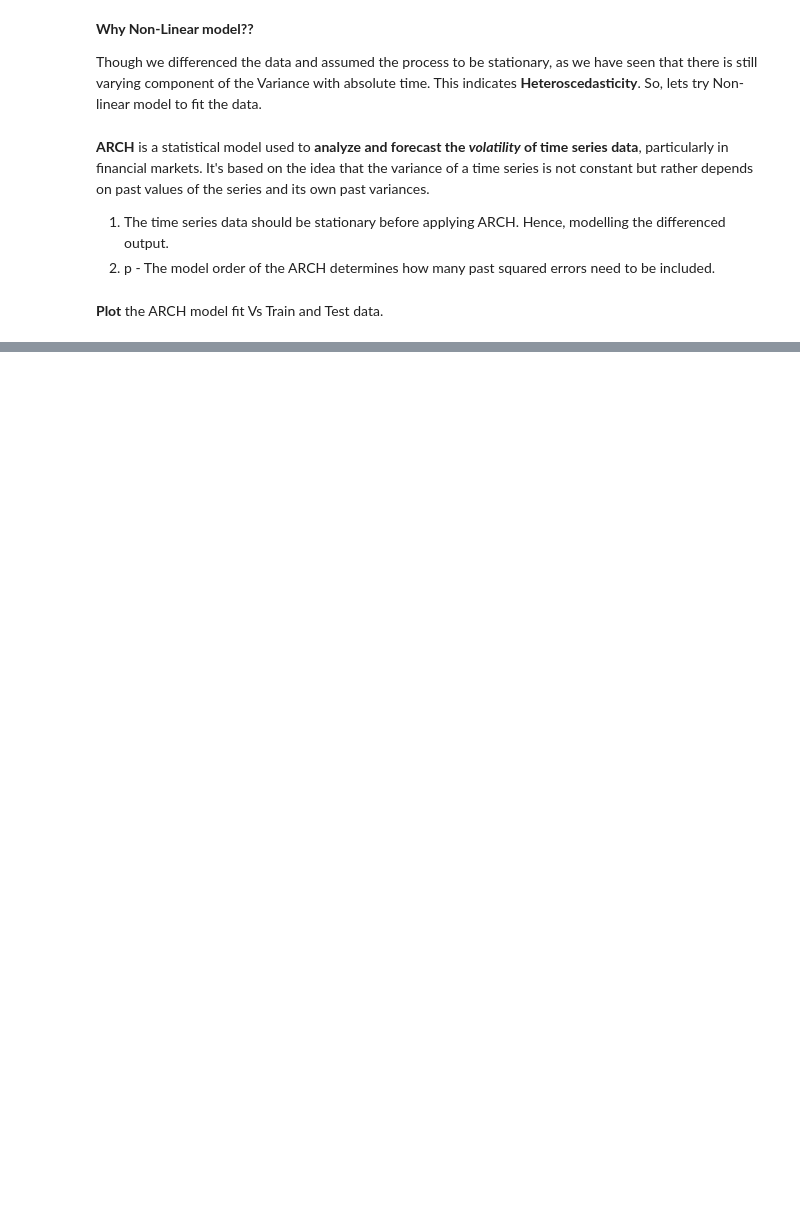
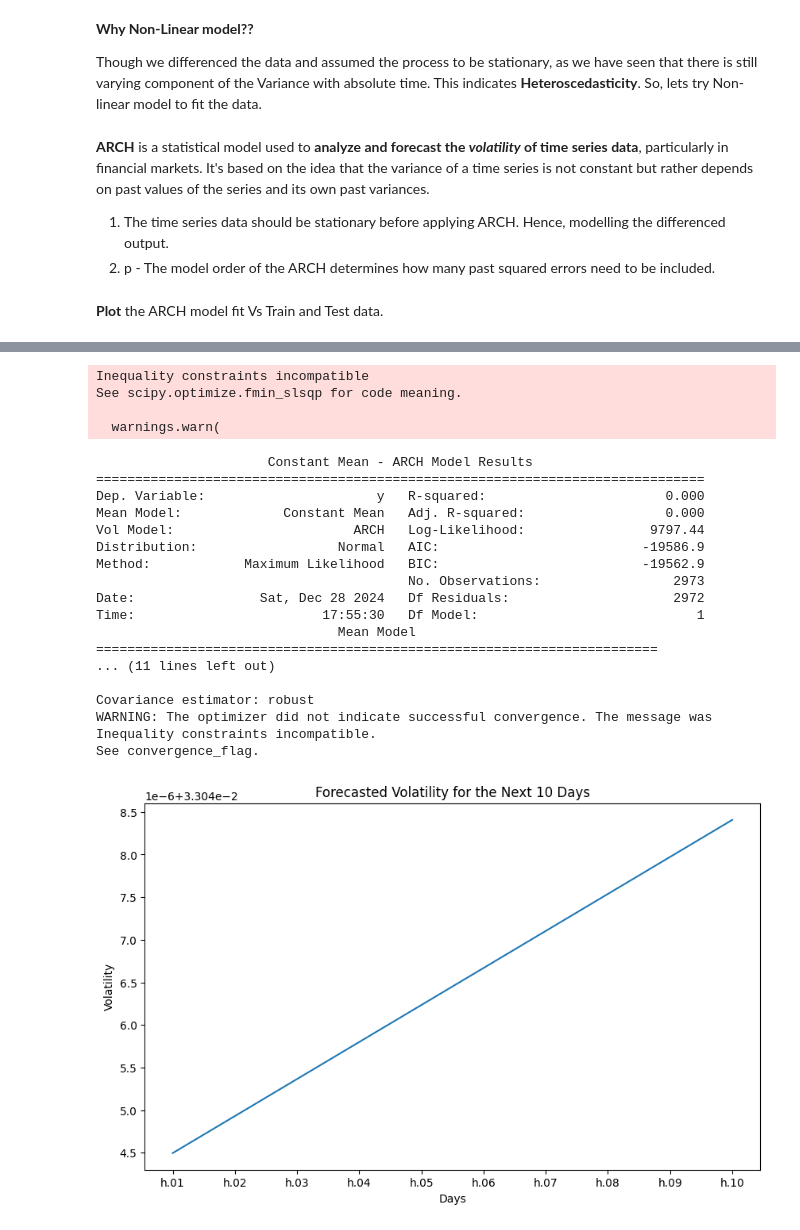
Before and after one commit to aymuos/masters-practise-repo, a Jupyter notebook: TSA_Nifty_50_Project.ipynb, the cells around one changed output, grey strips where cells are left out. Saved outputs shown, nothing was run; the diff lists cells and outputs as text; code cells hidden in the pictures; blank space fills up the shorter version.

```diff
--- a/TSA_Nifty_50_Project.ipynb
+++ b/TSA_Nifty_50_Project.ipynb
@@ -687,22 +944,46 @@ See scipy.optimize.fmin_slsqp for code meaning.
 # %%
-# Fit a simple ARCH model to get residuals
-basic_arch_model = arch_model(transformed_data, vol='ARCH', p=4).fit(disp='off')
+# Fit a simple ARCH model for best value of p obtained in the previous section
+
+basic_arch_model = arch_model(transformed_data, vol='ARCH', p=best_p).fit(disp='off')
 # Fit the model
-model_fit = model.fit()
+model_fit = basic_arch_model
 
 # Print model summary
 print(model_fit.summary())
 
 # Forecast the next 10 days of volatility
 forecast = model_fit.forecast(horizon=10)
 
 # Extract the forecasted volatility (standard deviation)
-forecasted_volatility = forecast.variance[-1:] ** 0.5
+forecasted_volatility = forecast.variance.iloc[-1:] ** 0.5
 
 # Plot the forecasted volatility
 plt.figure(figsize=(10, 6))
 plt.plot(forecasted_volatility.T)
 plt.title(f"Forecasted Volatility for the Next 10 Days")
 plt.xlabel('Days')
 plt.ylabel('Volatility')
 plt.show()
+# %% [output]
+Inequality constraints incompatible
+See scipy.optimize.fmin_slsqp for code meaning.
+
+  warnings.warn(
+                      Constant Mean - ARCH Model Results
+==============================================================================
+Dep. Variable:                      y   R-squared:                       0.000
+Mean Model:             Constant Mean   Adj. R-squared:                  0.000
+Vol Model:                       ARCH   Log-Likelihood:                9797.44
+Distribution:                  Normal   AIC:                          -19586.9
+Method:            Maximum Likelihood   BIC:                          -19562.9
+                                        No. Observations:                 2973
+Date:                Sat, Dec 28 2024   Df Residuals:                     2972
+Time:                        17:55:30   Df Model:                            1
+                               Mean Model
+========================================================================
+... (11 lines left out)
+
+Covariance estimator: robust
+WARNING: The optimizer did not indicate successful convergence. The message was Inequality constraints incompatible.
+See convergence_flag.
+[figure, added]
```
Also changed, not shown: parts of 37 cells of this notebook.
